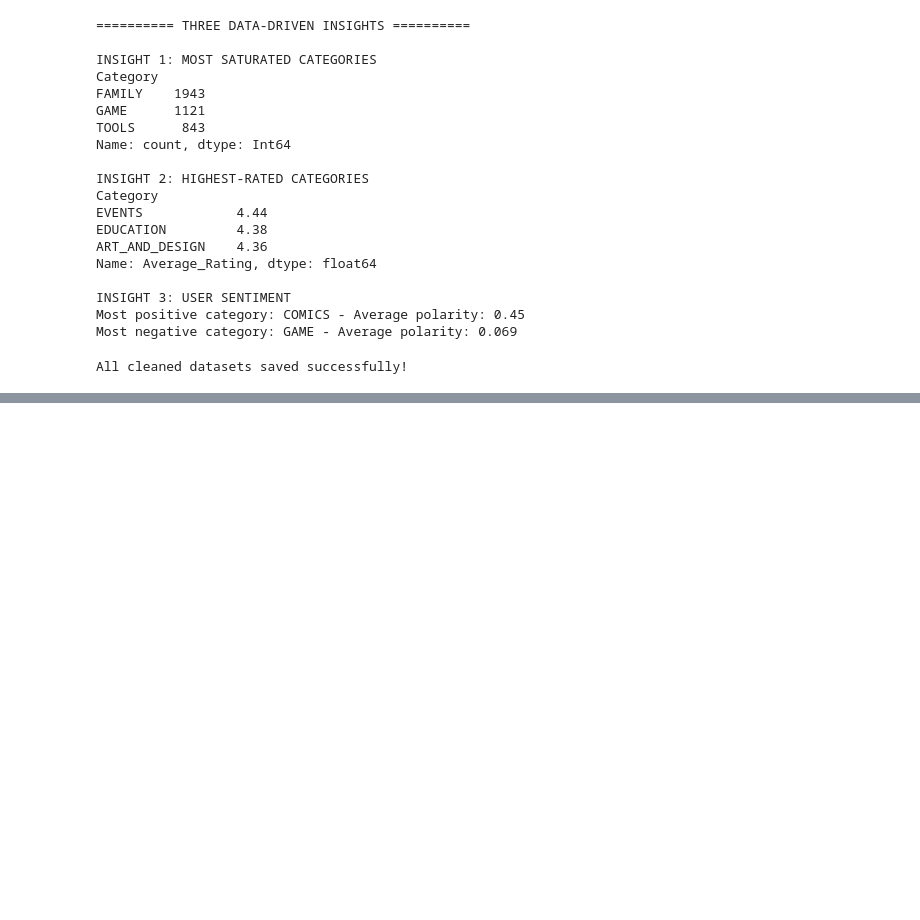
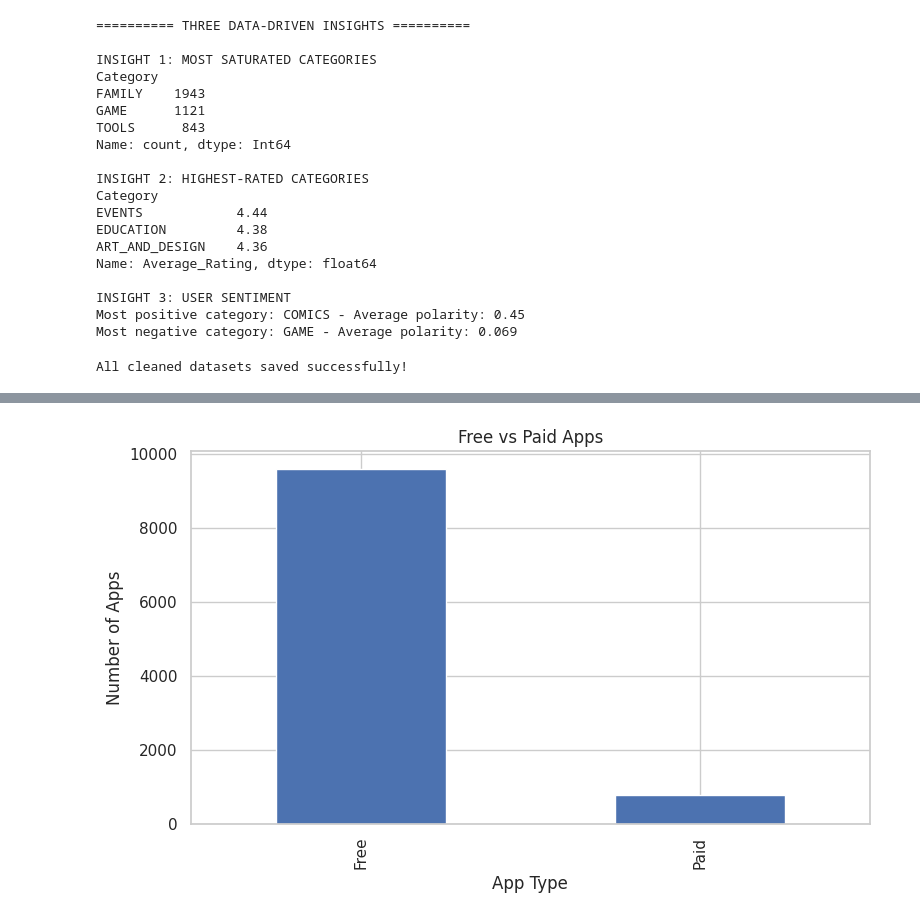
Before and after one commit to sriharithamanikandan/google-play-store-analysis, a Jupyter notebook: Google_Play_Store_Analysis.ipynb, the cells around one changed output, grey strips where cells are left out. Cells and saved outputs as stored; diff of their text form; code cells hidden in the pictures; blank space fills up the shorter version.

```diff
--- a/Google_Play_Store_Analysis.ipynb
+++ b/Google_Play_Store_Analysis.ipynb
@@ -981,0 +1047,11 @@ files.download("googleplaystore_sentiment_by_category.csv")
+# %%
+apps["Type"].value_counts().plot(kind="bar", figsize=(8, 5))
+
+plt.title("Free vs Paid Apps")
+plt.xlabel("App Type")
+plt.ylabel("Number of Apps")
+plt.tight_layout()
+plt.savefig("outputs/free_vs_paid_apps.png", dpi=300)
+plt.show()
+# %% [output]
+[figure, added]
```
Also changed, not shown: parts of 11 cells of this notebook.
